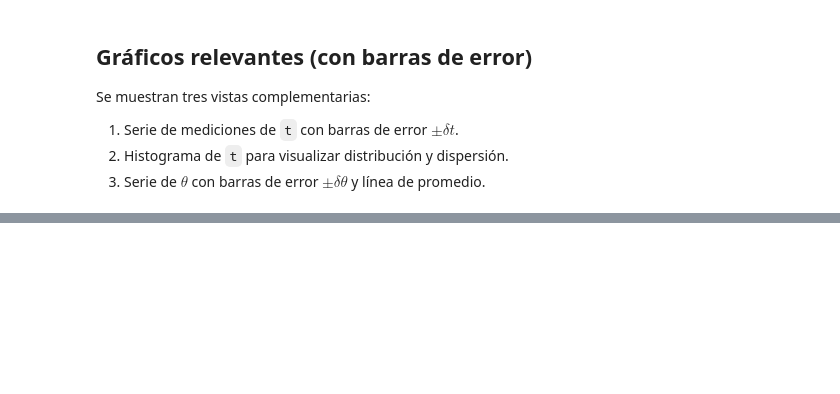
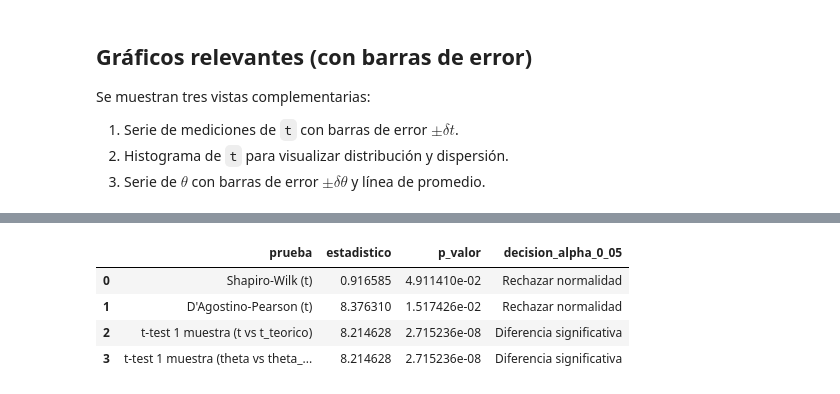
Before and after one commit to Daniel-534/IntroduccionAstronomiaPractica, a Jupyter notebook: ProyectoTamañoAngularAparente/AnalisisDeDatos.ipynb, the cells around one changed output, grey strips where cells are left out. Cells and saved outputs as stored; diff of their text form; code cells hidden in the pictures; blank space fills up the shorter version.

```diff
--- a/ProyectoTamañoAngularAparente/AnalisisDeDatos.ipynb
+++ b/ProyectoTamañoAngularAparente/AnalisisDeDatos.ipynb
@@ -233,0 +273,82 @@ fig_go.show()
+# %%
+from scipy import stats
+
+# Referencia teórica aproximada del tamaño angular aparente del Sol
+expected_theta_deg = 0.53
+expected_t_min = expected_theta_deg / omega_deg_per_min
+
+# Series de análisis
+t_data = df['t_min'].astype(float)
+theta_data = df['theta_deg'].astype(float)
+
+# Descriptivos con scipy
+desc_t = stats.describe(t_data)
+
+# Pruebas de normalidad
+shapiro_t = stats.shapiro(t_data)
+normaltest_t = stats.normaltest(t_data)
+
+# Contrastes de hipótesis frente al valor teórico
+# H0: media = valor teórico
+# H1: media != valor teórico
+one_sample_t_t = stats.ttest_1samp(t_data, popmean=expected_t_min)
+one_sample_t_theta = stats.ttest_1samp(theta_data, popmean=expected_theta_deg)
+
+# Intervalos de confianza del 95% con t de Student
+alpha = 0.05
+dfree = len(t_data) - 1
+t_crit = stats.t.ppf(1 - alpha / 2, dfree)
+
+sem_t_scipy = stats.sem(t_data)
+sem_theta_scipy = stats.sem(theta_data)
+
+ci_t = (t_data.mean() - t_crit * sem_t_scipy, t_data.mean() + t_crit * sem_t_scipy)
+ci_theta = (theta_data.mean() - t_crit * sem_theta_scipy, theta_data.mean() + t_crit * sem_theta_scipy)
+
+# Tamaño del efecto (Cohen's d) respecto al valor teórico
+cohen_d_t = (t_data.mean() - expected_t_min) / t_data.std(ddof=1)
+cohen_d_theta = (theta_data.mean() - expected_theta_deg) / theta_data.std(ddof=1)
+
+# Tabla resumen de pruebas
+resultados_stats = pd.DataFrame([
+    {
+        'prueba': 'Shapiro-Wilk (t)',
+        'estadistico': shapiro_t.statistic,
+        'p_valor': shapiro_t.pvalue,
+        'decision_alpha_0_05': 'No rechazar normalidad' if shapiro_t.pvalue >= 0.05 else 'Rechazar normalidad'
+    },
+    {
+        'prueba': "D'Agostino-Pearson (t)",
+        'estadistico': normaltest_t.statistic,
+        'p_valor': normaltest_t.pvalue,
+        'decision_alpha_0_05': 'No rechazar normalidad' if normaltest_t.pvalue >= 0.05 else 'Rechazar normalidad'
+    },
+    {
+        'prueba': 't-test 1 muestra (t vs t_teorico)',
+        'estadistico': one_sample_t_t.statistic,
+        'p_valor': one_sample_t_t.pvalue,
+        'decision_alpha_0_05': 'No diferencia significativa' if one_sample_t_t.pvalue >= 0.05 else 'Diferencia significativa'
+    },
+    {
+        'prueba': 't-test 1 muestra (theta vs theta_teorico)',
+        'estadistico': one_sample_t_theta.statistic,
+        'p_valor': one_sample_t_theta.pvalue,
+        'decision_alpha_0_05': 'No diferencia significativa' if one_sample_t_theta.pvalue >= 0.05 else 'Diferencia significativa'
+    }
+])
+
+print('Resumen scipy.stats para t:')
+print(f'  n = {desc_t.nobs}')
+print(f'  media = {t_data.mean():.4f} min')
+print(f'  varianza = {desc_t.variance:.4f} min^2')
+print(f'  asimetria (skewness) = {desc_t.skewness:.4f}')
+print(f'  curtosis (exceso) = {desc_t.kurtosis:.4f}')
+print('')
+print(f'IC 95% de t media (Student): [{ci_t[0]:.4f}, {ci_t[1]:.4f}] min')
+print(f'IC 95% de theta media (Student): [{ci_theta[0]:.4f}, {ci_theta[1]:.4f}] deg')
+print(f"t teorico equivalente a theta=0.53 deg: {expected_t_min:.4f} min")
+print(f"Cohen d (t): {cohen_d_t:.3f}")
+print(f"Cohen d (theta): {cohen_d_theta:.3f}")
+
+resultados_stats
+# %% [output]
@@ -233,0 +367,5 @@ fig_go.show()
+|  | prueba | estadistico | p_valor | decision_alpha_0_05 |
+| 0 | Shapiro-Wilk (t) | 0.916585 | 4.911410e-02 | Rechazar normalidad |
+| 1 | D'Agostino-Pearson (t) | 8.376310 | 1.517426e-02 | Rechazar normalidad |
+| 2 | t-test 1 muestra (t vs t_teorico) | 8.214628 | 2.715236e-08 | Diferencia significativa |
+| 3 | t-test 1 muestra (theta vs theta_... | 8.214628 | 2.715236e-08 | Diferencia significativa |
```
Also changed, not shown: parts of 9 cells of this notebook, 2 other files.
